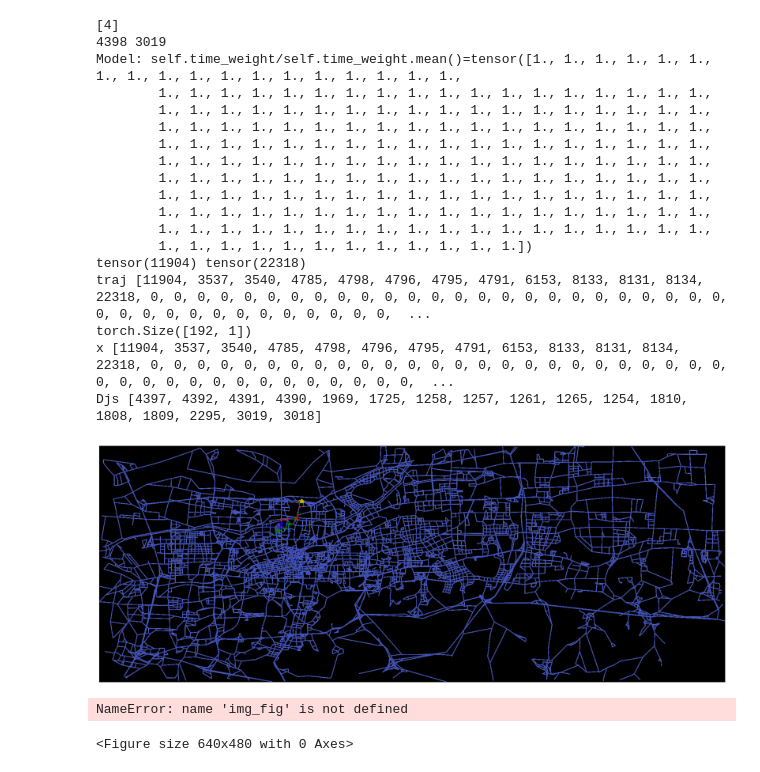
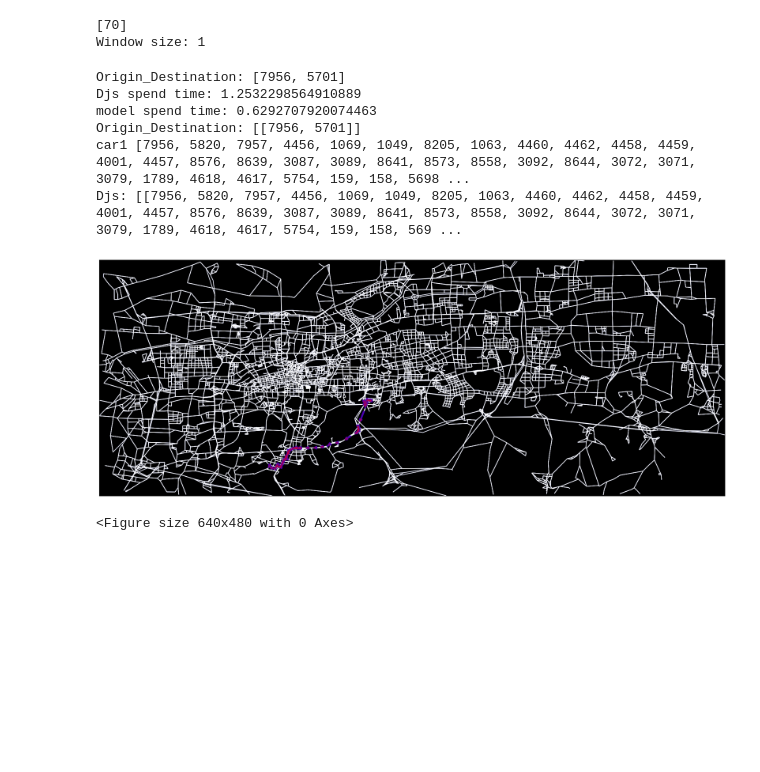
Before and after one commit to Teemo341/SmartTrafficFramework, a Jupyter notebook: presention.ipynb, the cells around one changed output. Cells and saved outputs as stored; diff of their text form; code cells hidden in the pictures; blank space fills up the shorter version.

```diff
--- a/presention.ipynb
+++ b/presention.ipynb
@@ -50,29 +108,17 @@ import numpy as np
 # %%
-k = np.random.choice(np.arange(0,99), 1)
+k = np.random.choice(np.arange(0,100),1) #100为测试集大小
 print(k)
-im = test_presention1(k[0])
+im = test_task3(k)
 im.show()
-#traj为模型预测的轨迹，为方便展示，去掉了重复值，在轨迹中重复值次数与车在这条路上时长成正比
-#真实轨迹与最短路差异很大，这也符合车辆在城市中的实际运动情况，终点与起点相同，终点路两端节点为黄色，起点路两端节点为蓝色
+#红色轨迹为模型预测最短路径，蓝色轨迹为Djs算法生成的最短路径
 # %% [output]
-[4]
-4398 3019
-Model: self.time_weight/self.time_weight.mean()=tensor([1., 1., 1., 1., 1., 1., 1., 1., 1., 1., 1., 1., 1., 1., 1., 1., 1., 1.,
-        1., 1., 1., 1., 1., 1., 1., 1., 1., 1., 1., 1., 1., 1., 1., 1., 1., 1.,
-        1., 1., 1., 1., 1., 1., 1., 1., 1., 1., 1., 1., 1., 1., 1., 1., 1., 1.,
-        1., 1., 1., 1., 1., 1., 1., 1., 1., 1., 1., 1., 1., 1., 1., 1., 1., 1.,
-        1., 1., 1., 1., 1., 1., 1., 1., 1., 1., 1., 1., 1., 1., 1., 1., 1., 1.,
-        1., 1., 1., 1., 1., 1., 1., 1., 1., 1., 1., 1., 1., 1., 1., 1., 1., 1.,
-        1., 1., 1., 1., 1., 1., 1., 1., 1., 1., 1., 1., 1., 1., 1., 1., 1., 1.,
-        1., 1., 1., 1., 1., 1., 1., 1., 1., 1., 1., 1., 1., 1., 1., 1., 1., 1.,
-        1., 1., 1., 1., 1., 1., 1., 1., 1., 1., 1., 1., 1., 1., 1., 1., 1., 1.,
-        1., 1., 1., 1., 1., 1., 1., 1., 1., 1., 1., 1., 1., 1., 1., 1., 1., 1.,
-        1., 1., 1., 1., 1., 1., 1., 1., 1., 1., 1., 1.])
-tensor(11904) tensor(22318)
-traj [11904, 3537, 3540, 4785, 4798, 4796, 4795, 4791, 6153, 8133, 8131, 8134, 22318, 0, 0, 0, 0, 0, 0, 0, 0, 0, 0, 0, 0, 0, 0, 0, 0, 0, 0, 0, 0, 0, 0, 0, 0, 0, 0, 0, 0, 0, 0, 0, 0, 0, 0, 0, 0, 0, 0,  ...
-torch.Size([192, 1])
-x [11904, 3537, 3540, 4785, 4798, 4796, 4795, 4791, 6153, 8133, 8131, 8134, 22318, 0, 0, 0, 0, 0, 0, 0, 0, 0, 0, 0, 0, 0, 0, 0, 0, 0, 0, 0, 0, 0, 0, 0, 0, 0, 0, 0, 0, 0, 0, 0, 0, 0, 0, 0, 0, 0, 0, 0,  ...
-Djs [4397, 4392, 4391, 4390, 1969, 1725, 1258, 1257, 1261, 1265, 1254, 1810, 1808, 1809, 2295, 3019, 3018]
+[70]
+Window size: 1
+Origin_Destination: [7956, 5701]
+Djs spend time: 1.2532298564910889
+model spend time: 0.6292707920074463
+Origin_Destination: [[7956, 5701]]
+car1 [7956, 5820, 7957, 4456, 1069, 1049, 8205, 1063, 4460, 4462, 4458, 4459, 4001, 4457, 8576, 8639, 3087, 3089, 8641, 8573, 8558, 3092, 8644, 3072, 3071, 3079, 1789, 4618, 4617, 5754, 159, 158, 5698 ...
+Djs: [[7956, 5820, 7957, 4456, 1069, 1049, 8205, 1063, 4460, 4462, 4458, 4459, 4001, 4457, 8576, 8639, 3087, 3089, 8641, 8573, 8558, 3092, 8644, 3072, 3071, 3079, 1789, 4618, 4617, 5754, 159, 158, 569 ...
-[figure, old version]
+[figure, new version]
-NameError: name 'img_fig' is not defined
 <Figure size 640x480 with 0 Axes>
```
Also changed, not shown: parts of 14 cells of this notebook, 27 other files.
